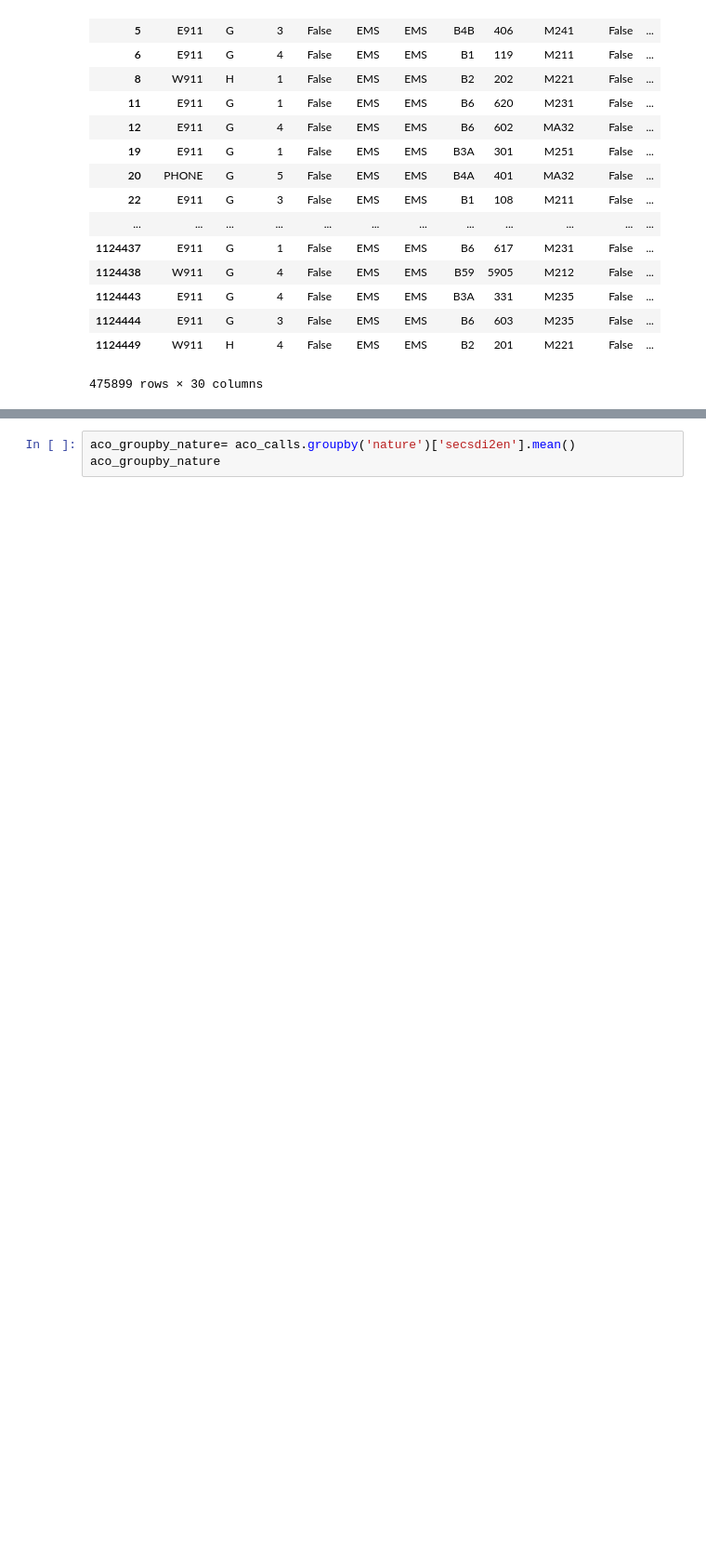
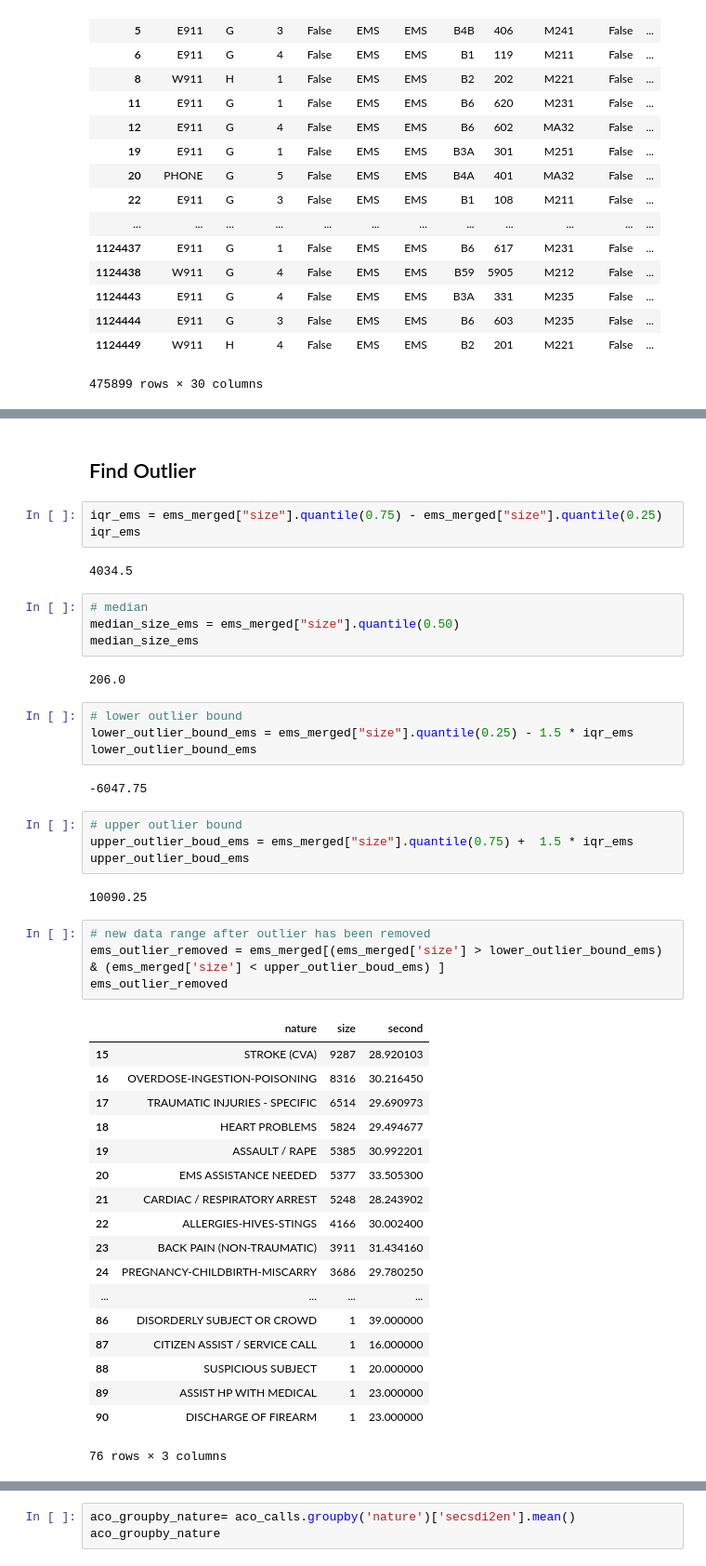
Before and after one commit to UNCG-CSE/Guilford_EMS, a Jupyter notebook: src/Nature_to _response time.ipynb, the cells around one changed output, grey strips where cells are left out. Shown at 93% size. Saved outputs shown, nothing was run; the diff lists cells and outputs as text; blank space fills up the shorter version.

```diff
--- a/src/Nature_to _response time.ipynb
+++ b/src/Nature_to _response time.ipynb
@@ -151,0 +210,48 @@ Name: secsdi2en, Length: 91, dtype: float64
+# %% [markdown]
+## Find Outlier
+# %%
+iqr_ems = ems_merged["size"].quantile(0.75) - ems_merged["size"].quantile(0.25)
+iqr_ems
+# %% [output]
+4034.5
+# %%
+# median
+median_size_ems = ems_merged["size"].quantile(0.50)
+median_size_ems
+# %% [output]
+206.0
+# %%
+# lower outlier bound
+lower_outlier_bound_ems = ems_merged["size"].quantile(0.25) - 1.5 * iqr_ems
+lower_outlier_bound_ems
+# %% [output]
+-6047.75
+# %%
+# upper outlier bound
+upper_outlier_boud_ems = ems_merged["size"].quantile(0.75) +  1.5 * iqr_ems
+upper_outlier_boud_ems
+# %% [output]
+10090.25
+# %%
+# new data range after outlier has been removed
+ems_outlier_removed = ems_merged[(ems_merged['size'] > lower_outlier_bound_ems) & (ems_merged['size'] < upper_outlier_boud_ems) ]
+ems_outlier_removed
+# %% [output]
+|  | nature | size | second |
+| 15 | STROKE (CVA) | 9287 | 28.920103 |
+| 16 | OVERDOSE-INGESTION-POISONING | 8316 | 30.216450 |
+| 17 | TRAUMATIC INJURIES - SPECIFIC | 6514 | 29.690973 |
+| 18 | HEART PROBLEMS | 5824 | 29.494677 |
+| 19 | ASSAULT / RAPE | 5385 | 30.992201 |
+| 20 | EMS ASSISTANCE NEEDED | 5377 | 33.505300 |
+| 21 | CARDIAC / RESPIRATORY ARREST | 5248 | 28.243902 |
+| 22 | ALLERGIES-HIVES-STINGS | 4166 | 30.002400 |
+| 23 | BACK PAIN (NON-TRAUMATIC) | 3911 | 31.434160 |
+| 24 | PREGNANCY-CHILDBIRTH-MISCARRY | 3686 | 29.780250 |
+| ... | ... | ... | ... |
+| 86 | DISORDERLY SUBJECT OR CROWD | 1 | 39.000000 |
+| 87 | CITIZEN ASSIST / SERVICE CALL | 1 | 16.000000 |
+| 88 | SUSPICIOUS SUBJECT | 1 | 20.000000 |
+| 89 | ASSIST HP WITH MEDICAL | 1 | 23.000000 |
+| 90 | DISCHARGE OF FIREARM | 1 | 23.000000 |
+76 rows × 3 columns
```
Also changed, not shown: parts of 12 cells of this notebook.
